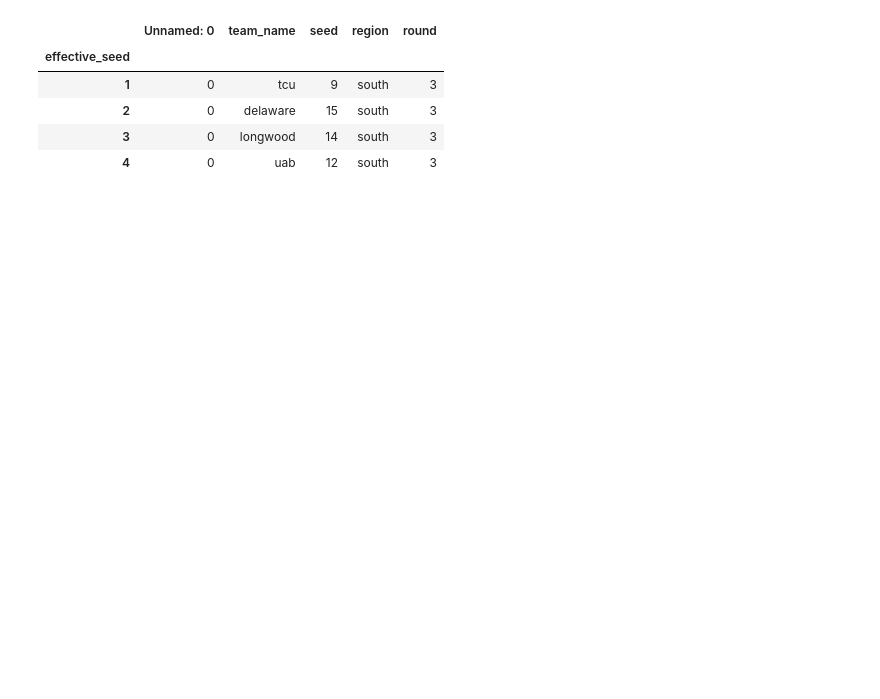
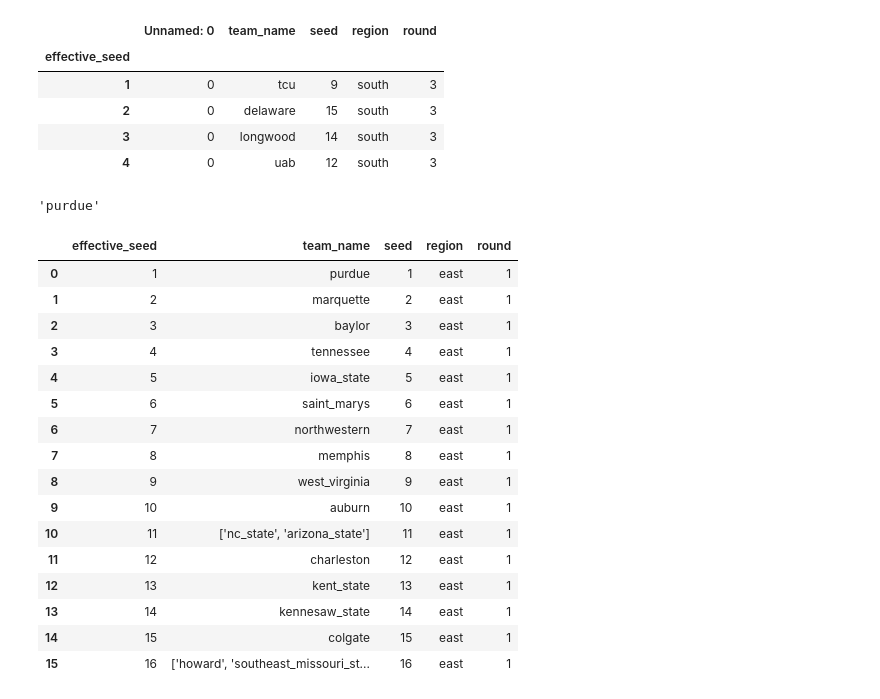
Before and after one commit to justinessert/mascot-bracket-constructor, a Jupyter notebook: mascot_bracket.ipynb, the cells around one changed output. Cells and saved outputs as stored; diff of their text form; code cells hidden in the pictures; blank space fills up the shorter version.

```diff
--- a/mascot_bracket.ipynb
+++ b/mascot_bracket.ipynb
@@ -28,3 +30,31 @@ df2.head(16)
 | 2 | 0 | delaware | 15 | south | 3 |
 | 3 | 0 | longwood | 14 | south | 3 |
 | 4 | 0 | uab | 12 | south | 3 |
+# %%
+import pandas as pd
+
+df = pd.read_csv("data/2023/east_1.csv")
+
+df.loc[df["effective_seed"] == 1, "team_name"][0]
+# %% [output]
+'purdue'
+# %%
+df
+# %% [output]
+|  | effective_seed | team_name | seed | region | round |
+| 0 | 1 | purdue | 1 | east | 1 |
+| 1 | 2 | marquette | 2 | east | 1 |
+| 2 | 3 | baylor | 3 | east | 1 |
+| 3 | 4 | tennessee | 4 | east | 1 |
+| 4 | 5 | iowa_state | 5 | east | 1 |
+| 5 | 6 | saint_marys | 6 | east | 1 |
+| 6 | 7 | northwestern | 7 | east | 1 |
+| 7 | 8 | memphis | 8 | east | 1 |
+| 8 | 9 | west_virginia | 9 | east | 1 |
+| 9 | 10 | auburn | 10 | east | 1 |
+| 10 | 11 | ['nc_state', 'arizona_state'] | 11 | east | 1 |
+| 11 | 12 | charleston | 12 | east | 1 |
+| 12 | 13 | kent_state | 13 | east | 1 |
+| 13 | 14 | kennesaw_state | 14 | east | 1 |
+| 14 | 15 | colgate | 15 | east | 1 |
+| 15 | 16 | ['howard', 'southeast_missouri_st... | 16 | east | 1 |
```
Also changed, not shown: parts of 3 cells of this notebook, 10 other files.
